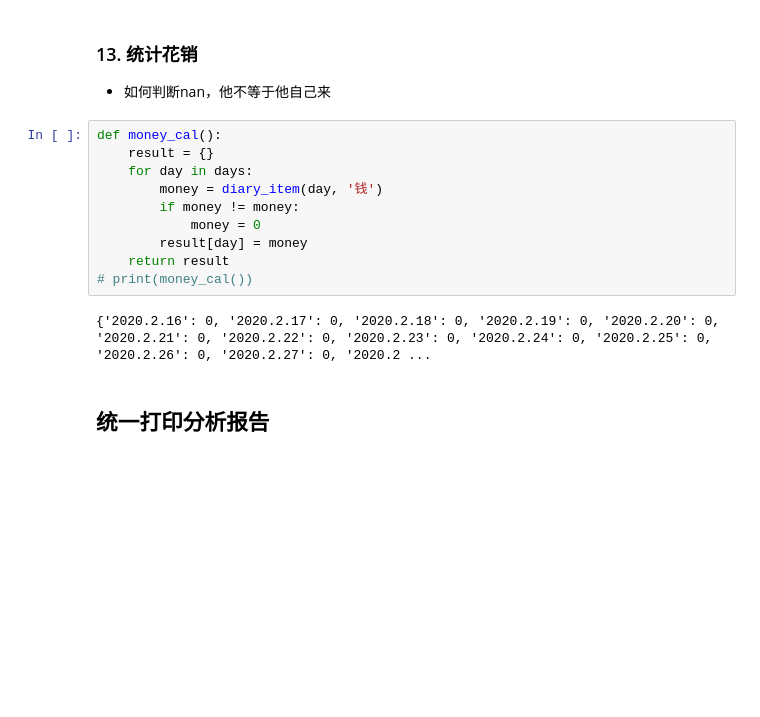
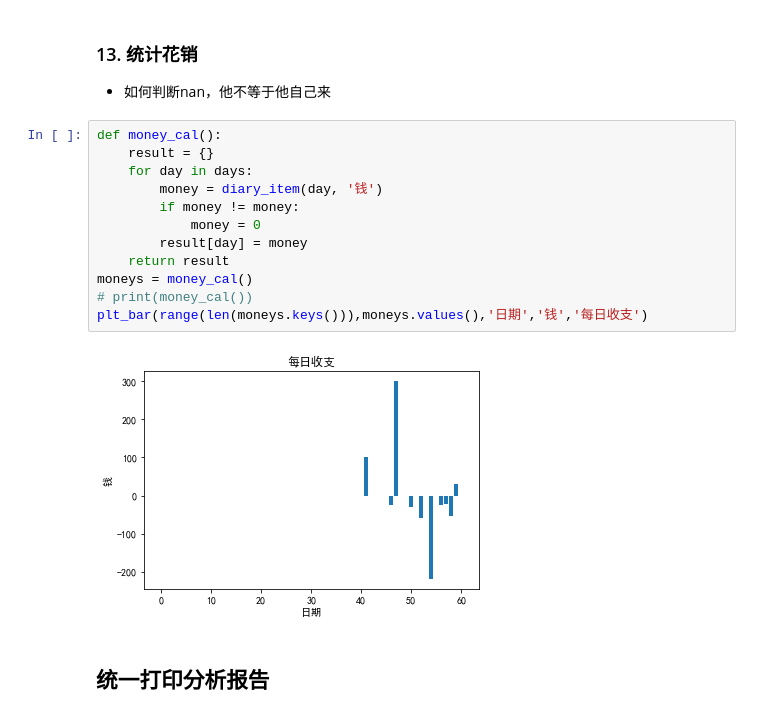
Before and after one commit to yangkailun/Diary-and-Habits, a Jupyter notebook: diary recommendation.ipynb, the cells around one changed output. Cells and saved outputs as stored; diff of their text form; blank space fills up the shorter version.

```diff
--- a/diary recommendation.ipynb
+++ b/diary recommendation.ipynb
@@ -405,15 +413,17 @@ def feeling():
 # %%
 def money_cal():
     result = {}
     for day in days:
         money = diary_item(day, '钱')
         if money != money:
             money = 0
         result[day] = money
     return result
+moneys = money_cal()
 # print(money_cal())
+plt_bar(range(len(moneys.keys())),moneys.values(),'日期','钱','每日收支')
 # %% [output]
-{'2020.2.16': 0, '2020.2.17': 0, '2020.2.18': 0, '2020.2.19': 0, '2020.2.20': 0, '2020.2.21': 0, '2020.2.22': 0, '2020.2.23': 0, '2020.2.24': 0, '2020.2.25': 0, '2020.2.26': 0, '2020.2.27': 0, '2020.2 ...
+[figure, added]
 # %% [markdown]
 ## 统一打印分析报告
 # %%
```
Also changed, not shown: parts of 5 cells of this notebook.
